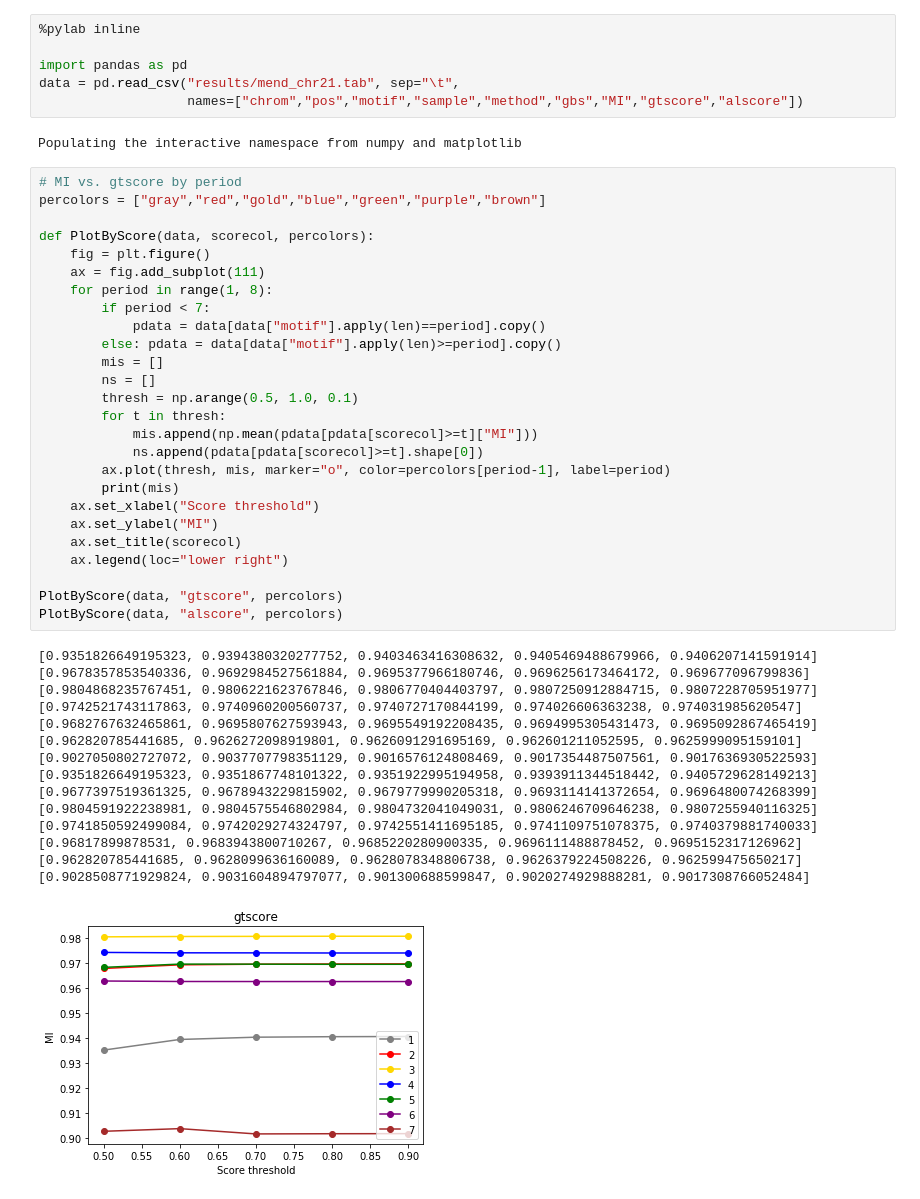
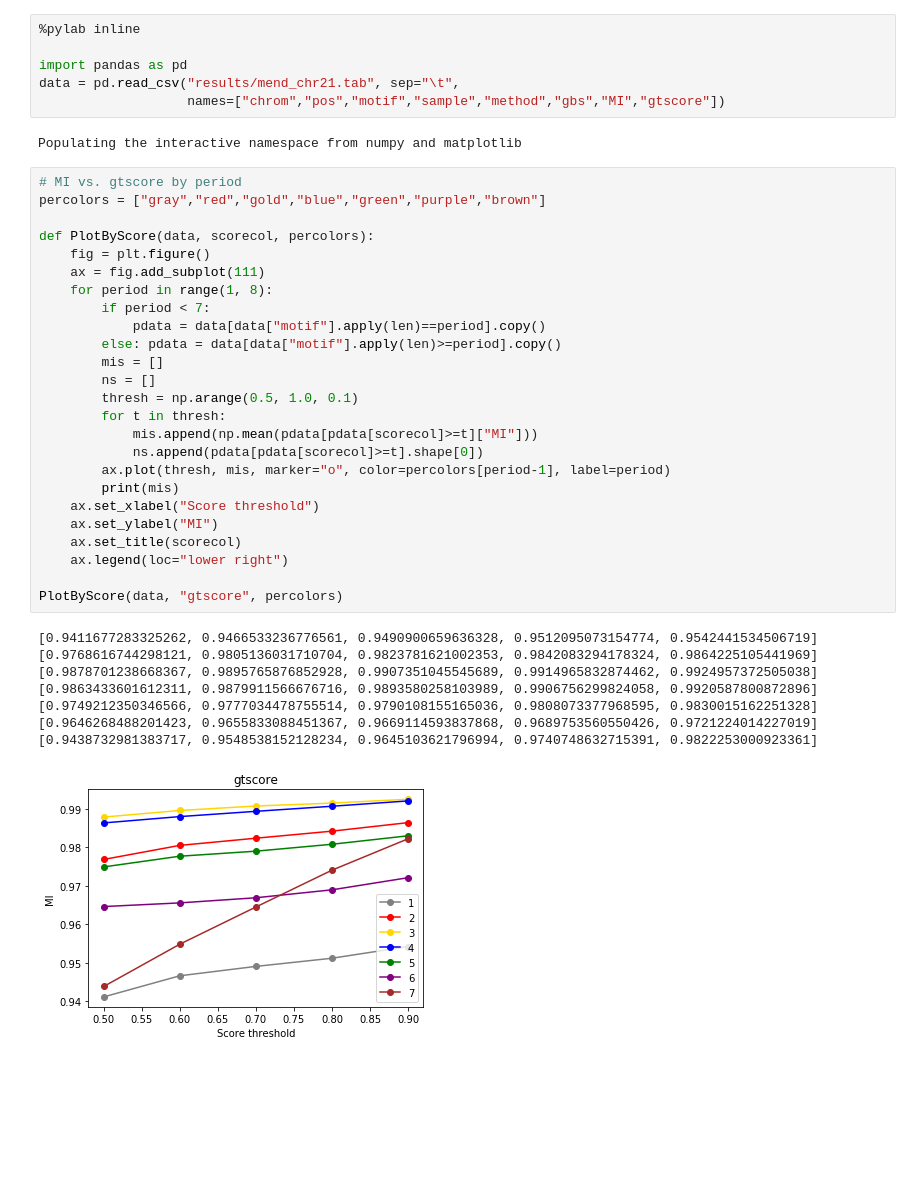
Before and after one commit to gymreklab/1000Genomes-TR-Analysis, a Jupyter notebook: mend/MendelianInheritanceAnalysis.ipynb, the cells around one changed output. Saved outputs shown, nothing was run; the diff lists cells and outputs as text; blank space fills up the shorter version.

```diff
--- a/mend/MendelianInheritanceAnalysis.ipynb
+++ b/mend/MendelianInheritanceAnalysis.ipynb
@@ -9,48 +9,40 @@
 
 import pandas as pd
 data = pd.read_csv("results/mend_chr21.tab", sep="\t",
-                   names=["chrom","pos","motif","sample","method","gbs","MI","gtscore","alscore"])
+                   names=["chrom","pos","motif","sample","method","gbs","MI","gtscore"])
 # %% [output]
 Populating the interactive namespace from numpy and matplotlib
 # %%
 # MI vs. gtscore by period
 percolors = ["gray","red","gold","blue","green","purple","brown"]
 
 def PlotByScore(data, scorecol, percolors):
     fig = plt.figure()
     ax = fig.add_subplot(111)
     for period in range(1, 8):
         if period < 7:
             pdata = data[data["motif"].apply(len)==period].copy()
         else: pdata = data[data["motif"].apply(len)>=period].copy()
         mis = []
         ns = []
         thresh = np.arange(0.5, 1.0, 0.1)
         for t in thresh:
             mis.append(np.mean(pdata[pdata[scorecol]>=t]["MI"]))
             ns.append(pdata[pdata[scorecol]>=t].shape[0])
         ax.plot(thresh, mis, marker="o", color=percolors[period-1], label=period)
         print(mis)
     ax.set_xlabel("Score threshold")
     ax.set_ylabel("MI")
     ax.set_title(scorecol)
     ax.legend(loc="lower right")
 
 PlotByScore(data, "gtscore", percolors)
-PlotByScore(data, "alscore", percolors)
 # %% [output]
-[0.9351826649195323, 0.9394380320277752, 0.9403463416308632, 0.9405469488679966, 0.9406207141591914]
-[0.9678357853540336, 0.9692984527561884, 0.9695377966180746, 0.9696256173464172, 0.969677096799836]
-[0.9804868235767451, 0.9806221623767846, 0.9806770404403797, 0.9807250912884715, 0.9807228705951977]
-[0.9742521743117863, 0.9740960200560737, 0.9740727170844199, 0.974026606363238, 0.974031985620547]
-[0.9682767632465861, 0.9695807627593943, 0.9695549192208435, 0.9694995305431473, 0.9695092867465419]
-[0.962820785441685, 0.9626272098919801, 0.9626091291695169, 0.962601211052595, 0.9625999095159101]
-[0.9027050802727072, 0.9037707798351129, 0.9016576124808469, 0.9017354487507561, 0.9017636930522593]
-[0.9351826649195323, 0.9351867748101322, 0.9351922995194958, 0.9393911344518442, 0.9405729628149213]
-[0.9677397519361325, 0.9678943229815902, 0.9679779990205318, 0.9693114141372654, 0.9696480074268399]
-[0.9804591922238981, 0.9804575546802984, 0.9804732041049031, 0.9806246709646238, 0.9807255940116325]
-[0.9741850592499084, 0.9742029274324797, 0.9742551411695185, 0.9741109751078375, 0.9740379881740033]
-[0.96817899878531, 0.9683943800710267, 0.9685220280900335, 0.9696111488878452, 0.9695152317126962]
-[0.962820785441685, 0.9628099636160089, 0.9628078348806738, 0.9626379224508226, 0.962599475650217]
-[0.9028508771929824, 0.9031604894797077, 0.901300688599847, 0.9020274929888281, 0.9017308766052484]
+[0.9411677283325262, 0.9466533236776561, 0.9490900659636328, 0.9512095073154774, 0.9542441534506719]
+[0.9768616744298121, 0.9805136031710704, 0.9823781621002353, 0.9842083294178324, 0.9864225105441969]
+[0.9878701238668367, 0.9895765876852928, 0.9907351045545689, 0.9914965832874462, 0.9924957372505038]
+[0.9863433601612311, 0.9879911566676716, 0.9893580258103989, 0.9906756299824058, 0.9920587800872896]
+[0.9749212350346566, 0.9777034478755514, 0.9790108155165036, 0.9808073377968595, 0.9830015162251328]
+[0.9646268488201423, 0.9655833088451367, 0.9669114593837868, 0.9689753560550426, 0.9721224014227019]
+[0.9438732981383717, 0.9548538152128234, 0.9645103621796994, 0.9740748632715391, 0.9822253000923361]
-[figure, old version]
+[figure, new version]
```
Also changed, not shown: parts of 7 cells of this notebook, 2 other files.
